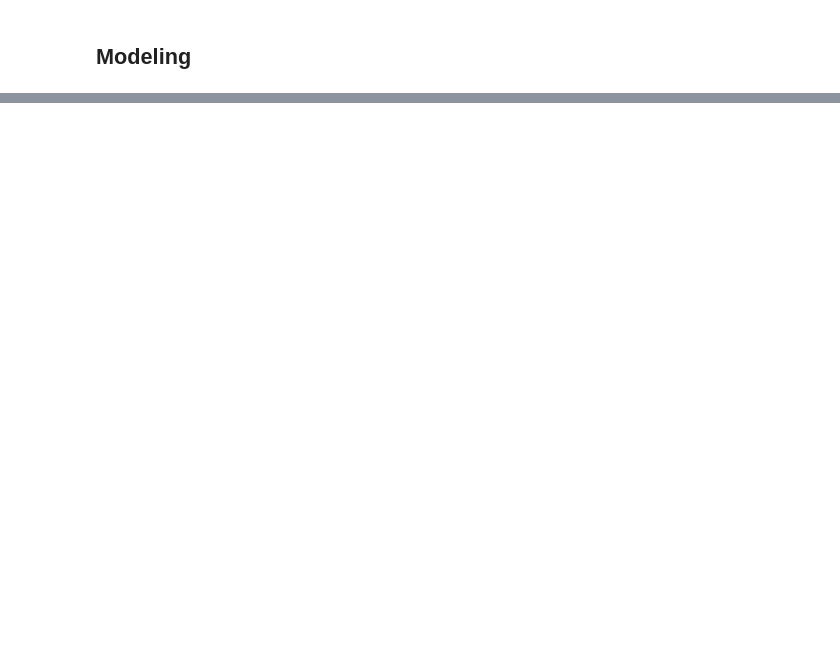
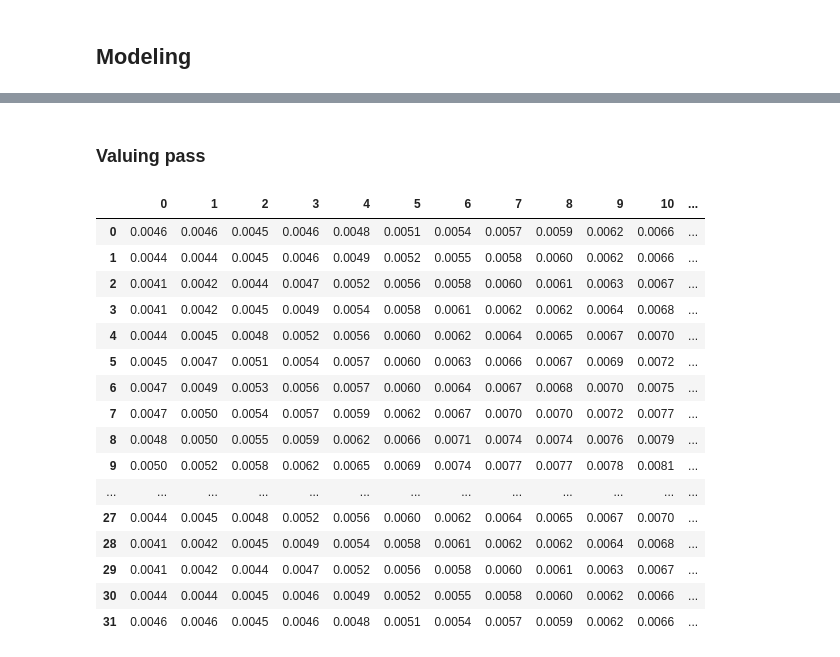
Before and after one commit to hugoartigas/quantifying_soccer_players_decision_making, a Jupyter notebook: EDA.ipynb, the cells around one changed output, grey strips where cells are left out. Drawn from its saved outputs; the diff is of its cells as text; code cells hidden in the pictures; blank space fills up the shorter version.

```diff
--- a/EDA.ipynb
+++ b/EDA.ipynb
@@ -204,0 +294,23 @@ pd.DataFrame(model.feature_importances_, index=model.feature_names_in_, columns
+# %% [markdown]
+### Valuing pass
+# %%
+df_epv= pd.read_csv('EPV_data.csv',';',header= None)
+df_epv
+# %% [output]
+|  | 0 | 1 | 2 | 3 | 4 | 5 | 6 | 7 | 8 | 9 | 10 | ... |
+| 0 | 0.0046 | 0.0046 | 0.0045 | 0.0046 | 0.0048 | 0.0051 | 0.0054 | 0.0057 | 0.0059 | 0.0062 | 0.0066 | ... |
+| 1 | 0.0044 | 0.0044 | 0.0045 | 0.0046 | 0.0049 | 0.0052 | 0.0055 | 0.0058 | 0.0060 | 0.0062 | 0.0066 | ... |
+| 2 | 0.0041 | 0.0042 | 0.0044 | 0.0047 | 0.0052 | 0.0056 | 0.0058 | 0.0060 | 0.0061 | 0.0063 | 0.0067 | ... |
+| 3 | 0.0041 | 0.0042 | 0.0045 | 0.0049 | 0.0054 | 0.0058 | 0.0061 | 0.0062 | 0.0062 | 0.0064 | 0.0068 | ... |
+| 4 | 0.0044 | 0.0045 | 0.0048 | 0.0052 | 0.0056 | 0.0060 | 0.0062 | 0.0064 | 0.0065 | 0.0067 | 0.0070 | ... |
+| 5 | 0.0045 | 0.0047 | 0.0051 | 0.0054 | 0.0057 | 0.0060 | 0.0063 | 0.0066 | 0.0067 | 0.0069 | 0.0072 | ... |
+| 6 | 0.0047 | 0.0049 | 0.0053 | 0.0056 | 0.0057 | 0.0060 | 0.0064 | 0.0067 | 0.0068 | 0.0070 | 0.0075 | ... |
+| 7 | 0.0047 | 0.0050 | 0.0054 | 0.0057 | 0.0059 | 0.0062 | 0.0067 | 0.0070 | 0.0070 | 0.0072 | 0.0077 | ... |
+| 8 | 0.0048 | 0.0050 | 0.0055 | 0.0059 | 0.0062 | 0.0066 | 0.0071 | 0.0074 | 0.0074 | 0.0076 | 0.0079 | ... |
+| 9 | 0.0050 | 0.0052 | 0.0058 | 0.0062 | 0.0065 | 0.0069 | 0.0074 | 0.0077 | 0.0077 | 0.0078 | 0.0081 | ... |
+| ... | ... | ... | ... | ... | ... | ... | ... | ... | ... | ... | ... | ... |
+| 27 | 0.0044 | 0.0045 | 0.0048 | 0.0052 | 0.0056 | 0.0060 | 0.0062 | 0.0064 | 0.0065 | 0.0067 | 0.0070 | ... |
+| 28 | 0.0041 | 0.0042 | 0.0045 | 0.0049 | 0.0054 | 0.0058 | 0.0061 | 0.0062 | 0.0062 | 0.0064 | 0.0068 | ... |
+| 29 | 0.0041 | 0.0042 | 0.0044 | 0.0047 | 0.0052 | 0.0056 | 0.0058 | 0.0060 | 0.0061 | 0.0063 | 0.0067 | ... |
+| 30 | 0.0044 | 0.0044 | 0.0045 | 0.0046 | 0.0049 | 0.0052 | 0.0055 | 0.0058 | 0.0060 | 0.0062 | 0.0066 | ... |
+| 31 | 0.0046 | 0.0046 | 0.0045 | 0.0046 | 0.0048 | 0.0051 | 0.0054 | 0.0057 | 0.0059 | 0.0062 | 0.0066 | ... |
```
Also changed, not shown: parts of 28 cells of this notebook, 1 other file.
